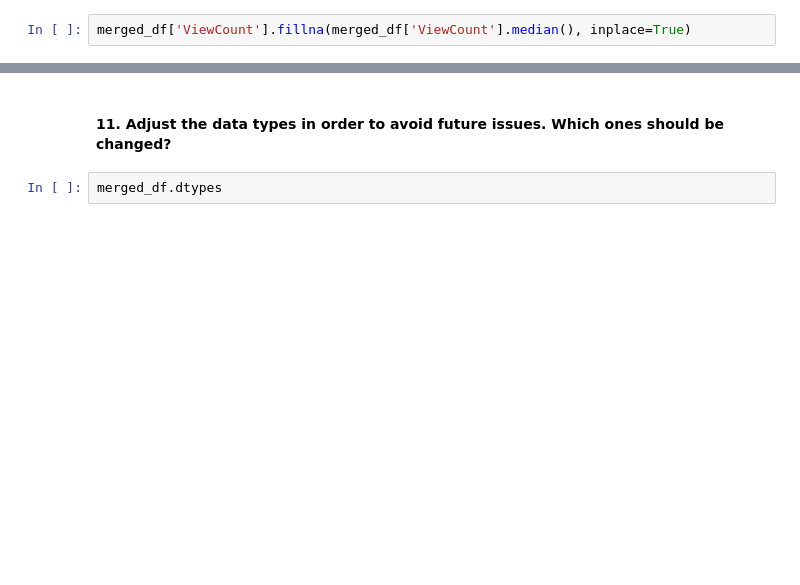
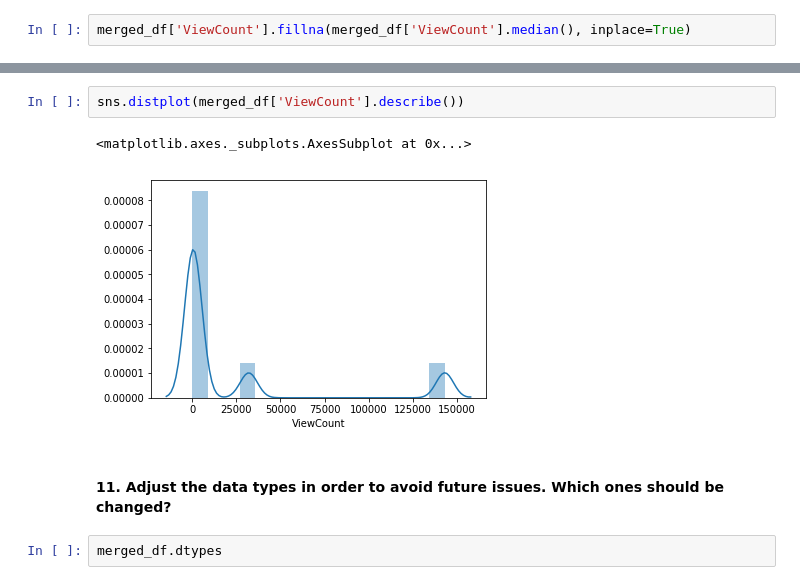
Before and after one commit to ta-data-mex/lab-data-cleaning, a Jupyter notebook: your-code/main.ipynb, the cells around one changed output, grey strips where cells are left out. Saved outputs shown, nothing was run; the diff lists cells and outputs as text; blank space fills up the shorter version.

```diff
--- a/your-code/main.ipynb
+++ b/your-code/main.ipynb
@@ -177,4 +184,9 @@ max      175495.000000
 Name: ViewCount, dtype: float64
+# %%
+sns.distplot(merged_df['ViewCount'].describe())
+# %% [output]
+<matplotlib.axes._subplots.AxesSubplot at 0x...>
+[figure, added]
 # %% [markdown]
 #### 11. Adjust the data types in order to avoid future issues. Which ones should be changed?
 # %%
```
Also changed, not shown: parts of 14 cells of this notebook.
